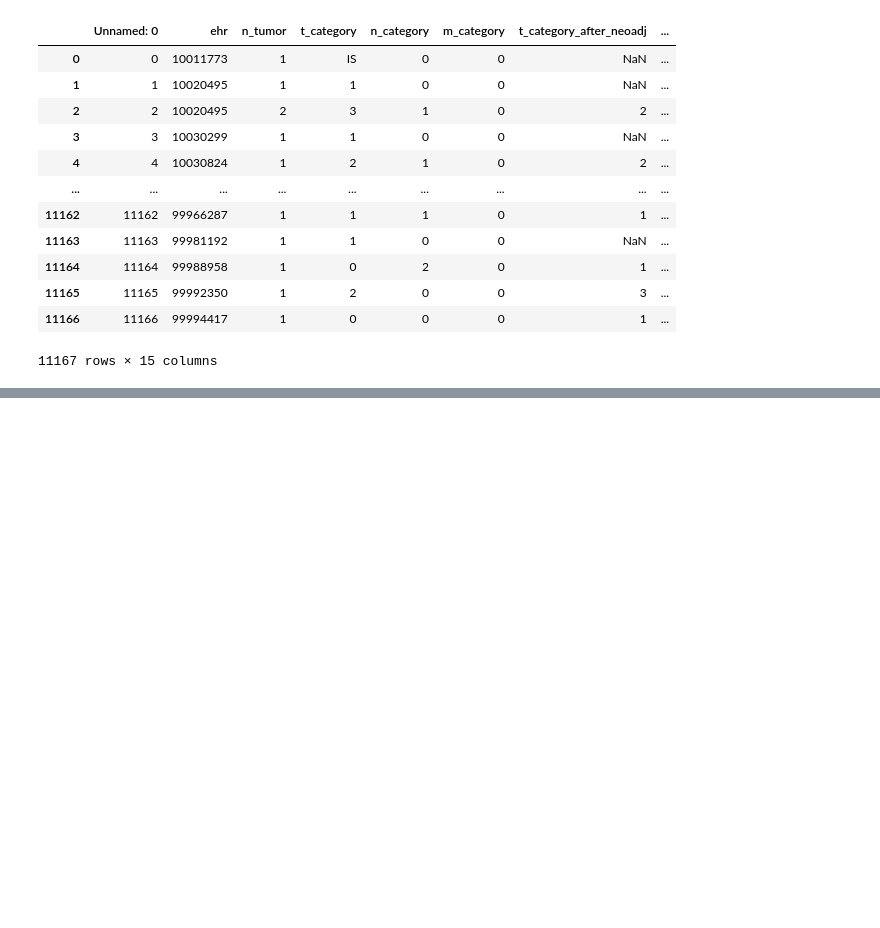
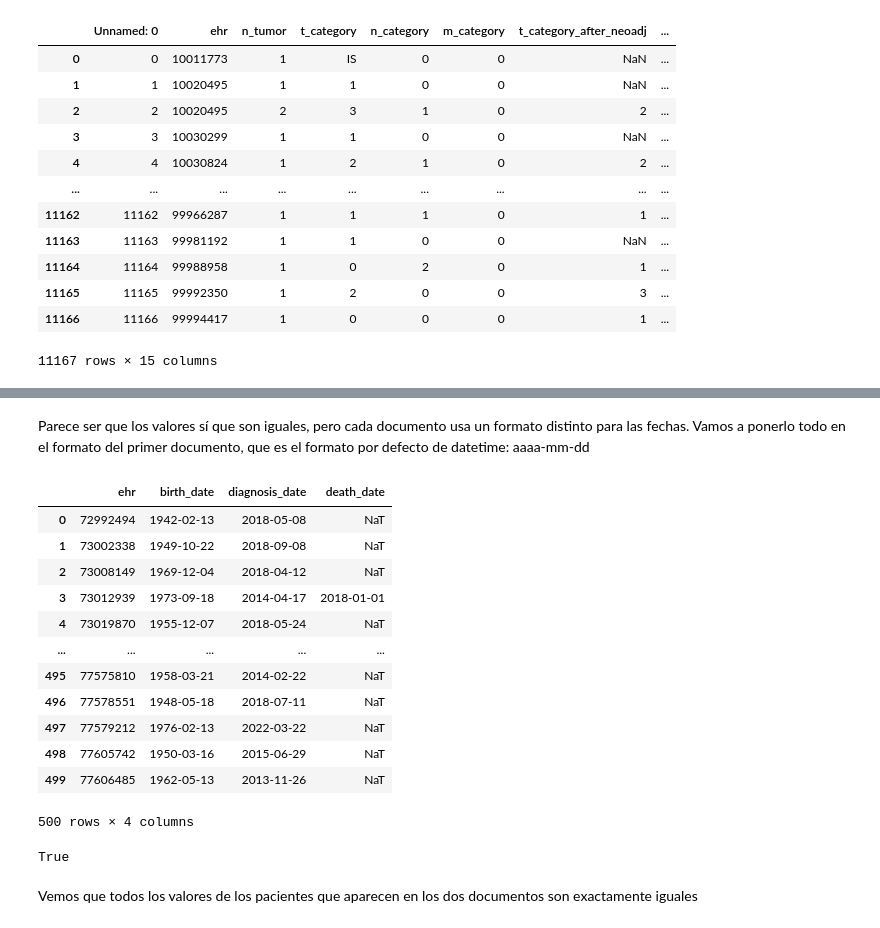
Before and after one commit to MrGG14/cancer_mama, a Jupyter notebook: code/preprocessing.ipynb, the cells around one changed output, grey strips where cells are left out. Drawn from its saved outputs; the diff is of its cells as text; code cells hidden in the pictures; blank space fills up the shorter version.

```diff
--- a/code/preprocessing.ipynb
+++ b/code/preprocessing.ipynb
@@ -115,0 +180,26 @@ tumor
+# %% [markdown]
+Parece ser que los valores sí que son iguales, pero cada documento usa un formato distinto para las fechas. Vamos a ponerlo todo en el formato del primer documento, que es el formato por defecto de datetime: aaaa-mm-dd
+# %%
+pacientes_comunes_batch2['birth_date'] = pd.to_datetime(pacientes_comunes_batch2['birth_date'], format='%d/%m/%Y')
+pacientes_comunes_batch2['death_date'] = pd.to_datetime(pacientes_comunes_batch2['death_date'], format='%d/%m/%Y')
+pacientes_comunes_batch2['diagnosis_date'] = pd.to_datetime(pacientes_comunes_batch2['diagnosis_date'], format='%d/%m/%Y')
+
+pacientes_comunes_batch1['birth_date'] = pd.to_datetime(pacientes_comunes_batch1['birth_date'])
+pacientes_comunes_batch1['diagnosis_date'] = pd.to_datetime(pacientes_comunes_batch1['diagnosis_date'])
+pacientes_comunes_batch1['death_date'] = pd.to_datetime(pacientes_comunes_batch1['death_date'])
+
+pacientes_comunes_batch2
+# %% [output]
+|  | ehr | birth_date | diagnosis_date | death_date |
+| 0 | 72992494 | 1942-02-13 | 2018-05-08 | NaT |
+| 1 | 73002338 | 1949-10-22 | 2018-09-08 | NaT |
+| 2 | 73008149 | 1969-12-04 | 2018-04-12 | NaT |
+| 3 | 73012939 | 1973-09-18 | 2014-04-17 | 2018-01-01 |
+| 4 | 73019870 | 1955-12-07 | 2018-05-24 | NaT |
+| ... | ... | ... | ... | ... |
+| 495 | 77575810 | 1958-03-21 | 2014-02-22 | NaT |
+| 496 | 77578551 | 1948-05-18 | 2018-07-11 | NaT |
+| 497 | 77579212 | 1976-02-13 | 2022-03-22 | NaT |
+| 498 | 77605742 | 1950-03-16 | 2015-06-29 | NaT |
+| 499 | 77606485 | 1962-05-13 | 2013-11-26 | NaT |
+500 rows × 4 columns
@@ -115,0 +212,6 @@ tumor
+# %%
+pacientes_comunes_batch2.equals(pacientes_comunes_batch1)
+# %% [output]
+True
+# %% [markdown]
+Vemos que todos los valores de los pacientes que aparecen en los dos documentos son exactamente iguales
```
Also changed, not shown: parts of 24 cells of this notebook.
